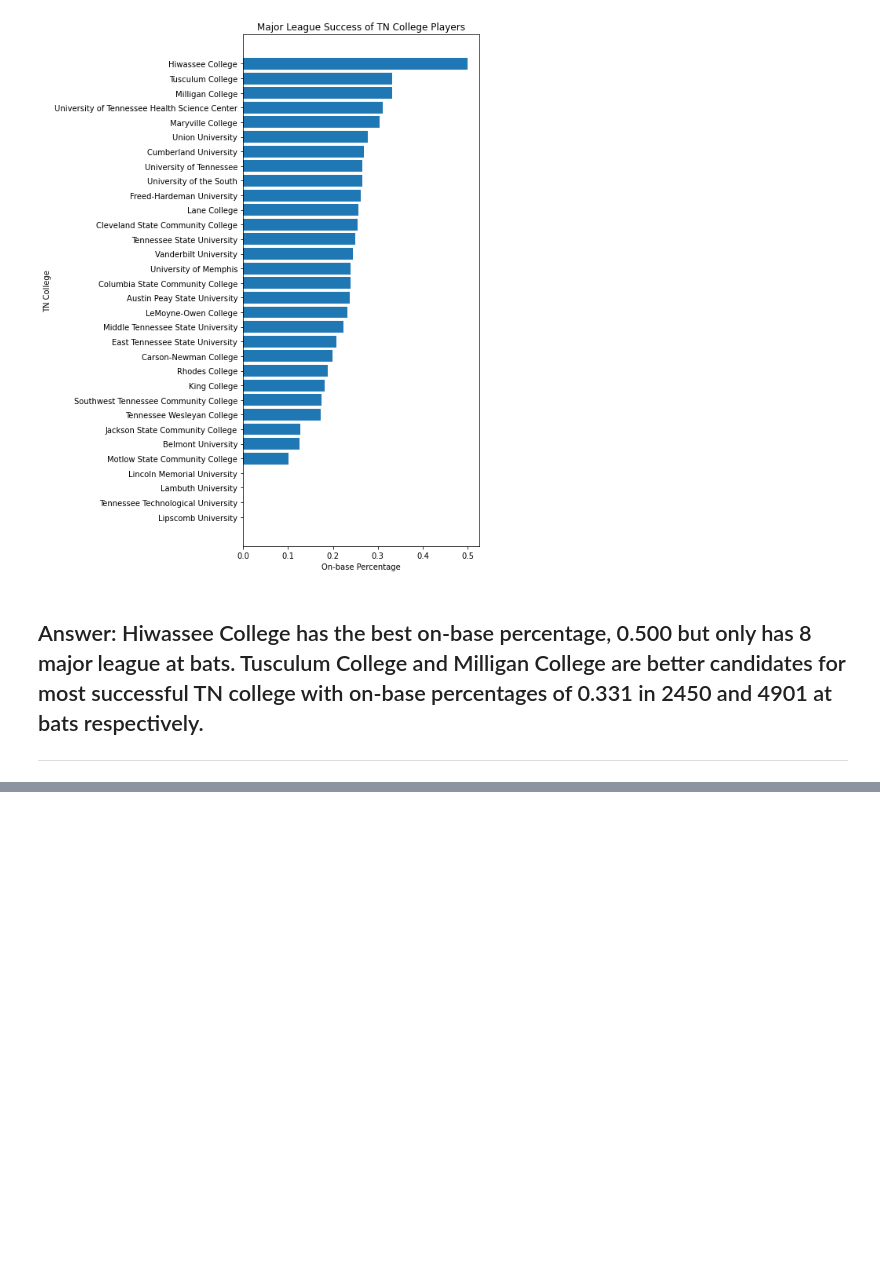
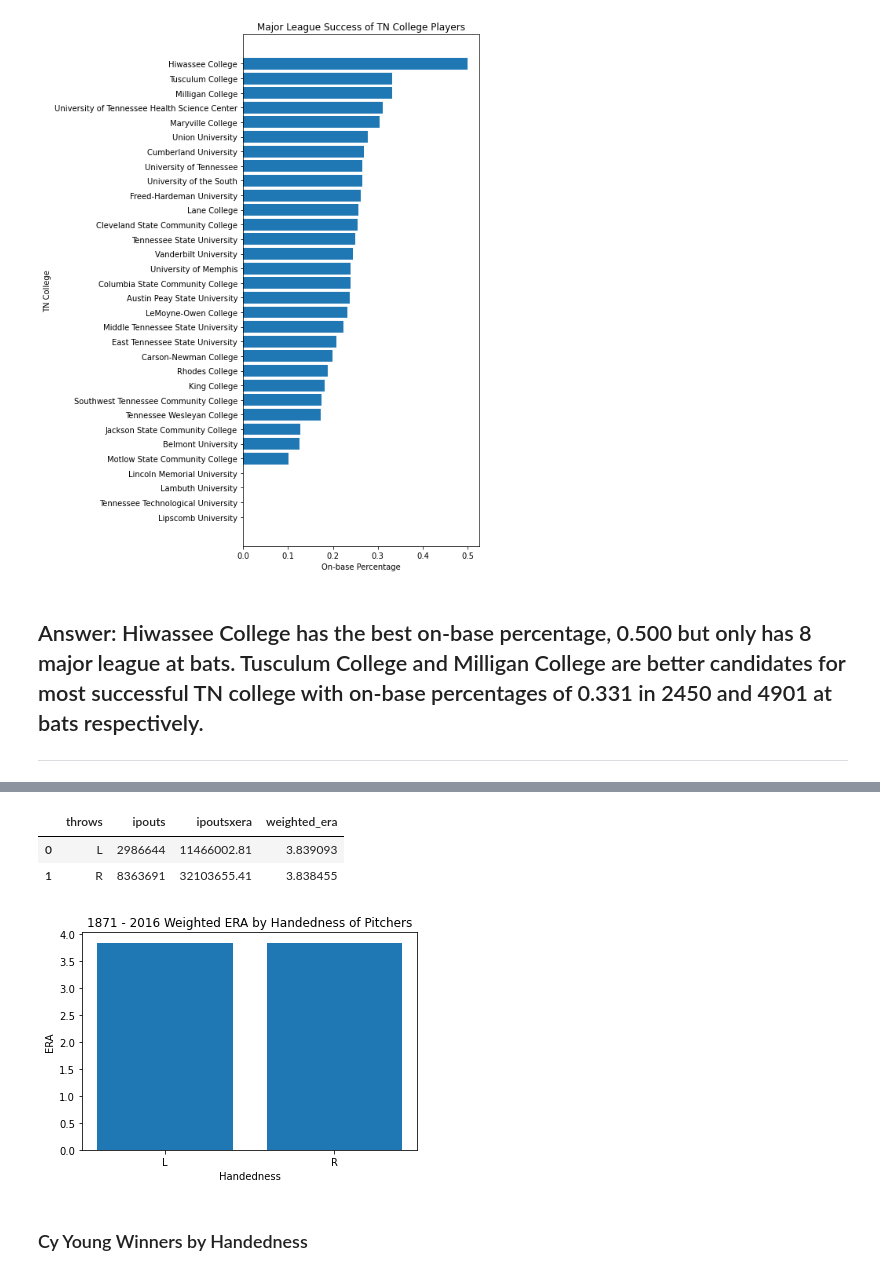
Before and after one commit to seiberttregoning/lahman-baseball-again, a Jupyter notebook: Questions_and_Answers.ipynb, the cells around one changed output, grey strips where cells are left out. Saved outputs shown, nothing was run; the diff lists cells and outputs as text; code cells hidden in the pictures; blank space fills up the shorter version.

```diff
--- a/Questions_and_Answers.ipynb
+++ b/Questions_and_Answers.ipynb
@@ -597,0 +706,18 @@ plt.show()
+# %%
+effective['weighted_era'] = effective['ipoutsxera']/effective['ipouts']
+
+effective = effective[:2]
+# %% [output]
+|  | throws | ipouts | ipoutsxera | weighted_era |
+| 0 | L | 2986644 | 11466002.81 | 3.839093 |
+| 1 | R | 8363691 | 32103655.41 | 3.838455 |
+# %%
+plt.bar(effective.throws, effective.weighted_era)
+plt.xlabel('Handedness')
+plt.ylabel('ERA')
+plt.title('1871 - 2016 Weighted ERA by Handedness of Pitchers')
+plt.show()
+# %% [output]
+[figure, added]
+# %% [markdown]
+### Cy Young Winners by Handedness
```
Also changed, not shown: parts of 30 cells of this notebook.
